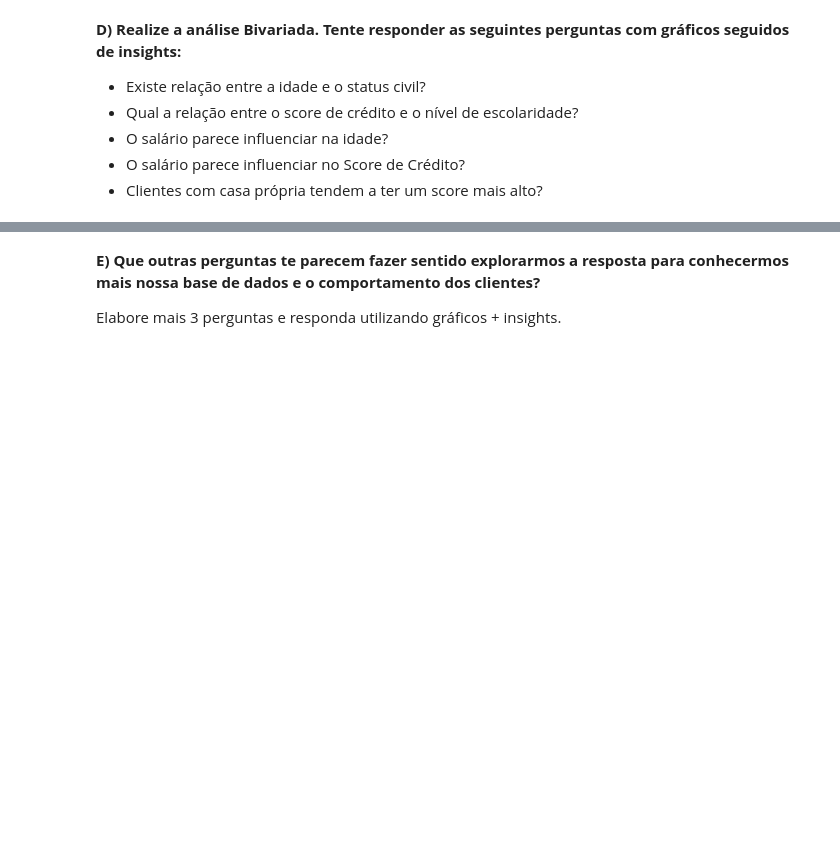
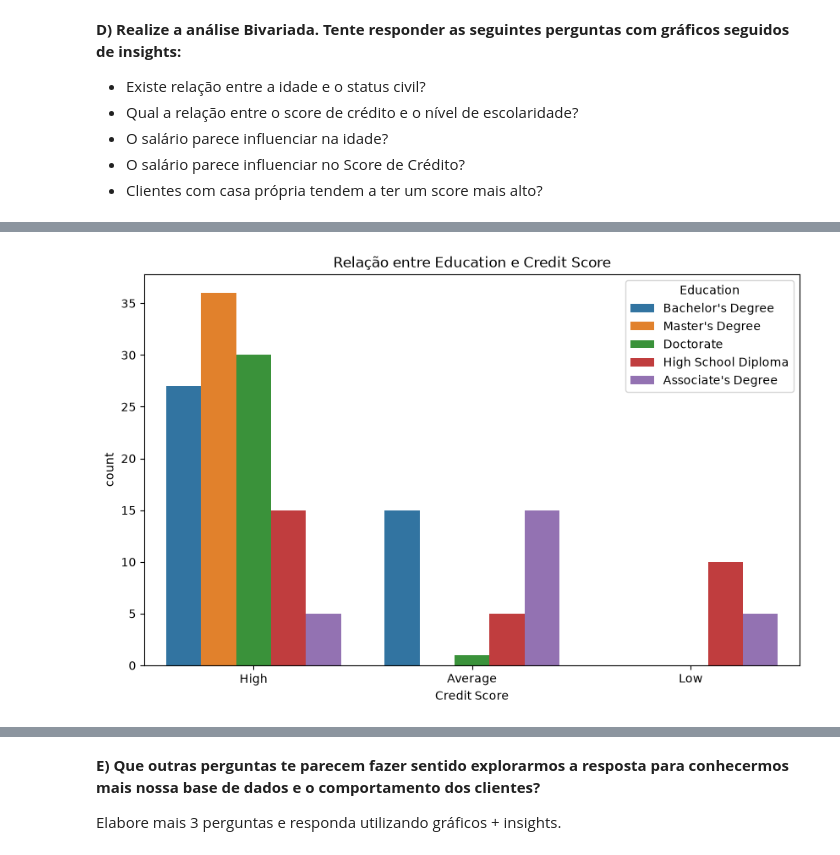
Before and after one commit to Augusto-Mateus/EBAC-4, a Jupyter notebook: Profissao Cientista de Dados M17 Projeto.ipynb, the cells around one changed output, grey strips where cells are left out. Cells and saved outputs as stored; diff of their text form; code cells hidden in the pictures; blank space fills up the shorter version.

```diff
--- a/Profissao Cientista de Dados M17 Projeto.ipynb
+++ b/Profissao Cientista de Dados M17 Projeto.ipynb
@@ -271,0 +332,8 @@ Tente responder as seguintes perguntas com gráficos seguidos de insights:**
+# %%
+plt.figure(figsize=(10, 6))
+
+sns.countplot(data=df, x="Credit Score", hue="Education")
+plt.title("Relação entre Education e Credit Score")
+plt.show()
+# %% [output]
+[figure, added]
```
Also changed, not shown: parts of 40 cells of this notebook.
